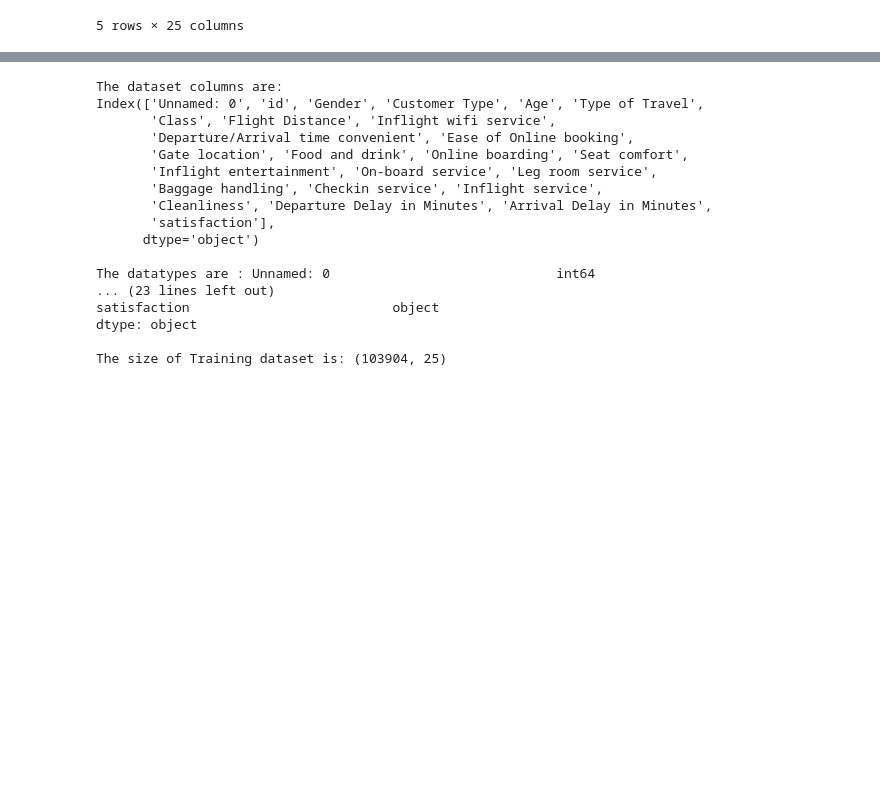
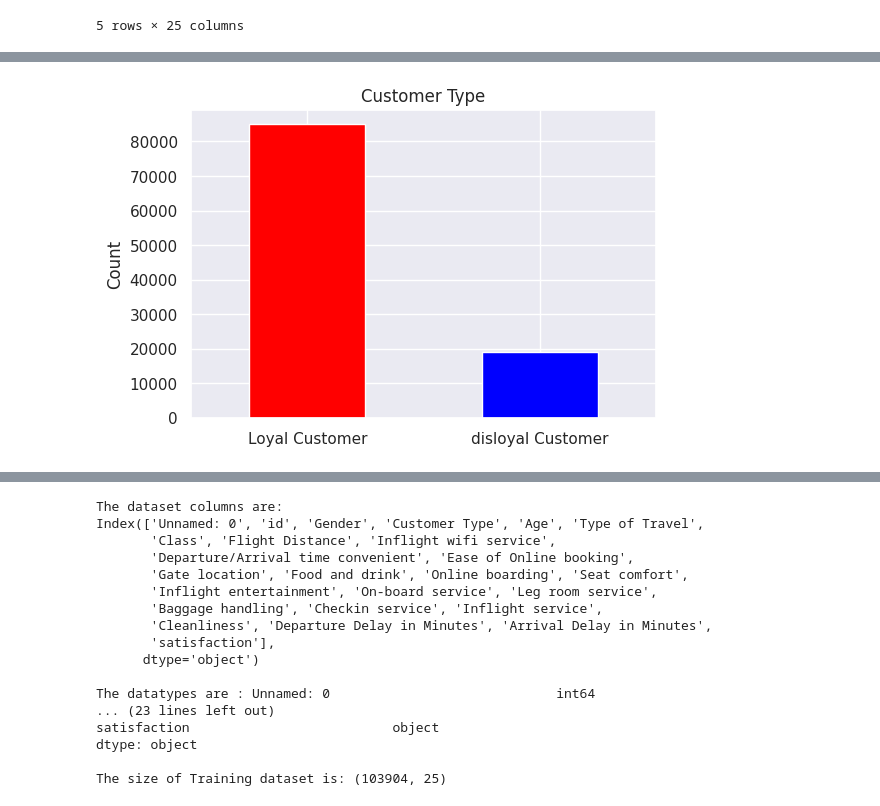
Before and after one commit to Abhardwaj9198/Bdda, a Jupyter notebook: BDDA_Project2_Group1.ipynb, the cells around one changed output, grey strips where cells are left out. Cells and saved outputs as stored; diff of their text form; code cells hidden in the pictures; blank space fills up the shorter version.

```diff
--- a/BDDA_Project2_Group1.ipynb
+++ b/BDDA_Project2_Group1.ipynb
@@ -129,0 +108,10 @@ data.shape
+# %%
+#Chart for cutomer type
+plt.figure(figsize=(6, 4))
+data['Customer Type'].value_counts().plot(kind='bar', color=['red', 'blue'])
+plt.title('Customer Type')
+plt.ylabel('Count')
+plt.xticks(rotation=0)
+plt.show();
+# %% [output]
+[figure, added]
```
Also changed, not shown: parts of 48 cells of this notebook.
